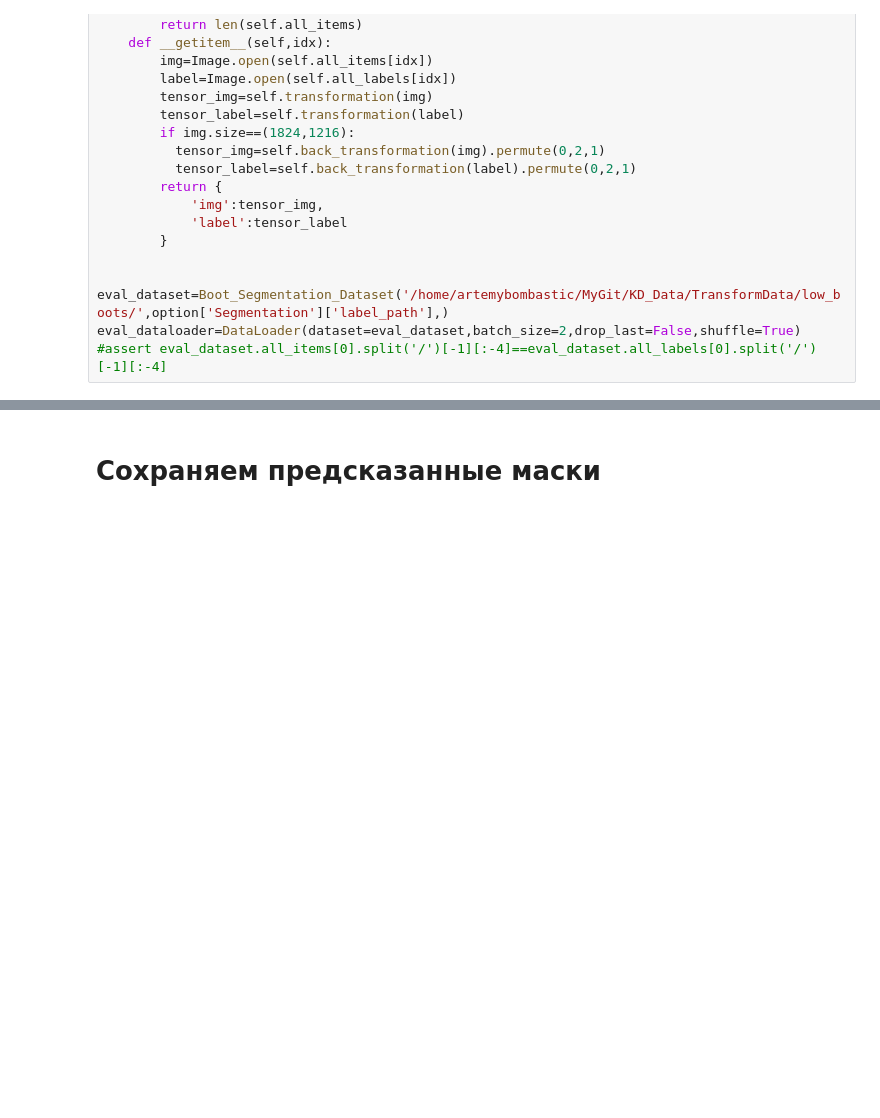
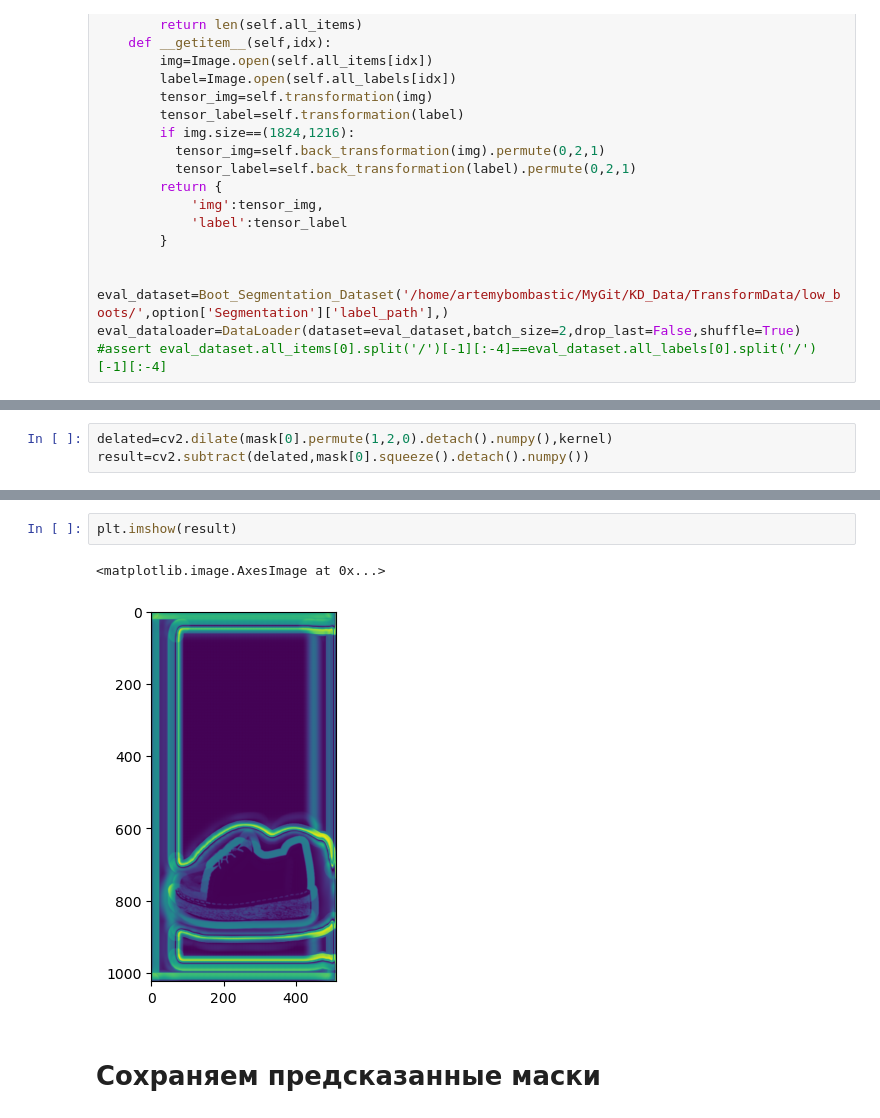
Before and after one commit to BombasticFantastik/KD_Summer_Work, a Jupyter notebook: Segmentation/AccuracyTest.ipynb, the cells around one changed output, grey strips where cells are left out. Saved outputs shown, nothing was run; the diff lists cells and outputs as text; blank space fills up the shorter version.

```diff
--- a/Segmentation/AccuracyTest.ipynb
+++ b/Segmentation/AccuracyTest.ipynb
@@ -155,0 +171,3 @@ evaluate_segm_model(model=model,batch=bt)
+# %%
+delated=cv2.dilate(mask[0].permute(1,2,0).detach().numpy(),kernel)
+result=cv2.subtract(delated,mask[0].squeeze().detach().numpy())
@@ -156,3 +183,8 @@ evaluate_segm_model(model=model,batch=bt)
+# %%
+plt.imshow(result)
+# %% [output]
+<matplotlib.image.AxesImage at 0x...>
+[figure, added]
 # %% [markdown]
 # Сохраняем предсказанные маски
 # %%
```
Also changed, not shown: parts of 8 cells of this notebook, 1 other file.
